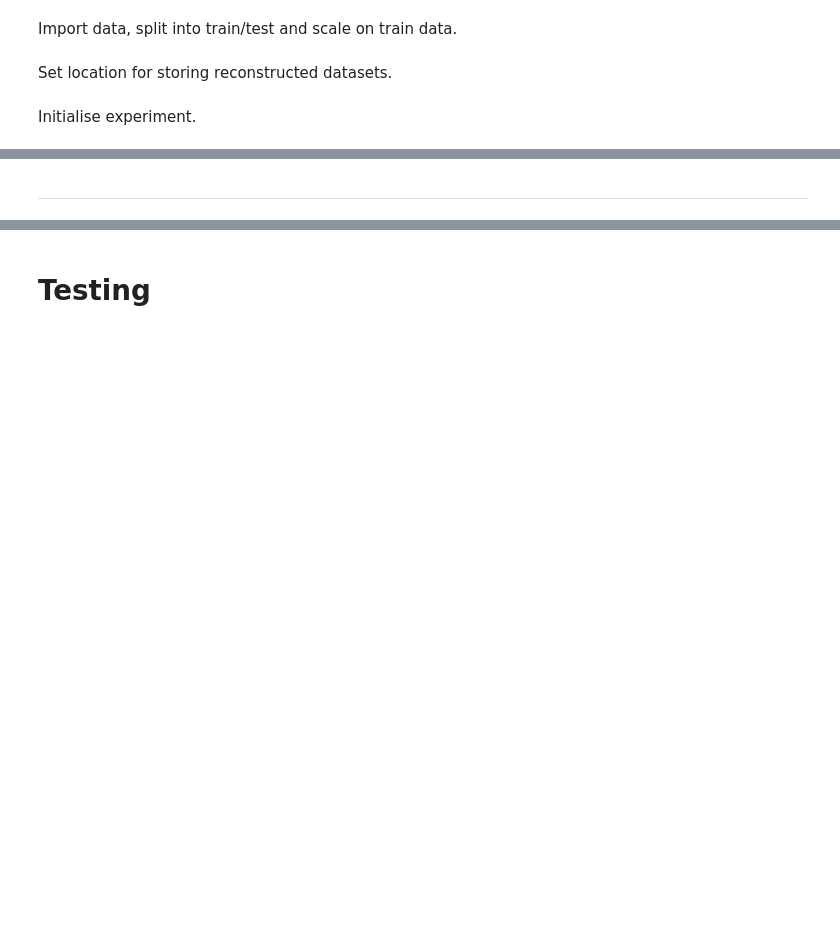
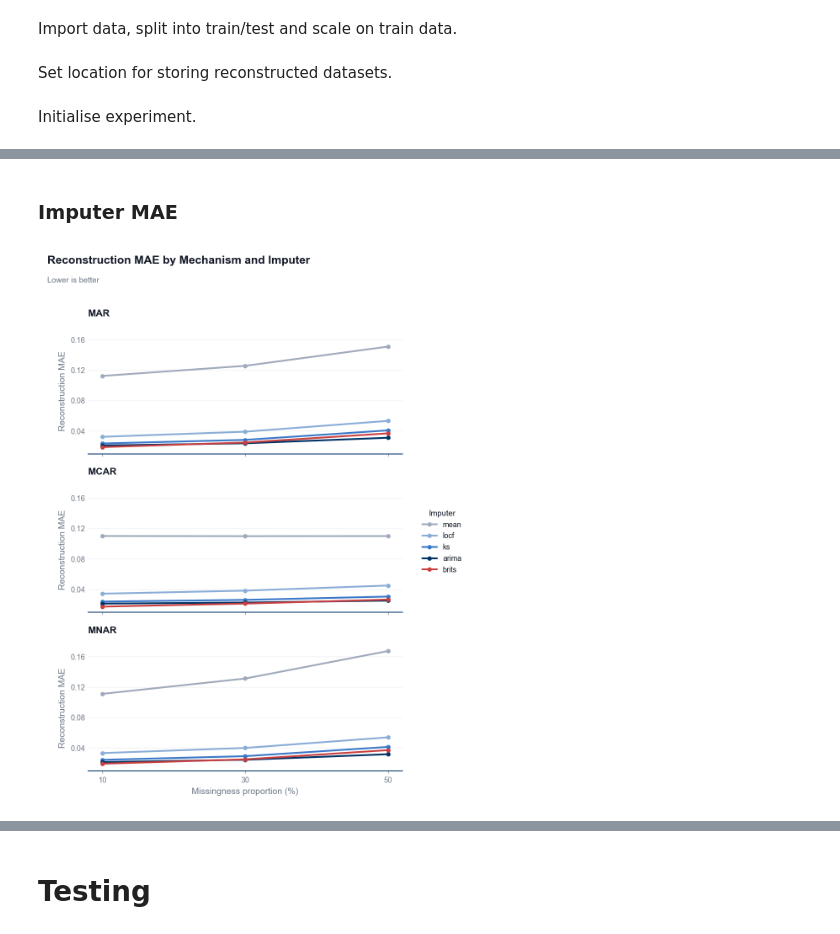
Before and after one commit to stuart-n-wilson/dissertation, a Jupyter notebook: notebooks/02_imputation.ipynb, the cells around one changed output, grey strips where cells are left out. Saved outputs shown, nothing was run; the diff lists cells and outputs as text; code cells hidden in the pictures; blank space fills up the shorter version.

Commit message:
Run reconstruction experiment, prelim results.

```diff
--- a/notebooks/02_imputation.ipynb
+++ b/notebooks/02_imputation.ipynb
@@ -84,2 +163,18 @@ df.groupby(["imputer", "mechanism", "proportion"]).agg(
 # %% [markdown]
----
+### Imputer MAE
+# %%
+fig = plot_reconstruction(
+    df, x="proportion", y="reconstruction_mae",
+    panel="mechanism", series="imputer",
+    layout="vertical",
+    panel_order=MECHANISM_ORDER, series_order=IMPUTER_ORDER,
+    color_map=IMPUTER_COLORS, panel_titles=MECHANISM_TITLES,
+    x_ticks=[10, 30, 50], x_label="Missingness proportion (%)",
+    y_label="Reconstruction MAE", legend_title="Imputer",
+    suptitle="Reconstruction MAE by Mechanism and Imputer",
+    subtitle="Lower is better"
+)
+
+fig.savefig(OUTPUTS / "figures/reconstruction/reconstruction_mae_comparison.png")
+# %% [output]
+[figure, added]
```
Also changed, not shown: parts of 34 cells of this notebook, 3 other files.
